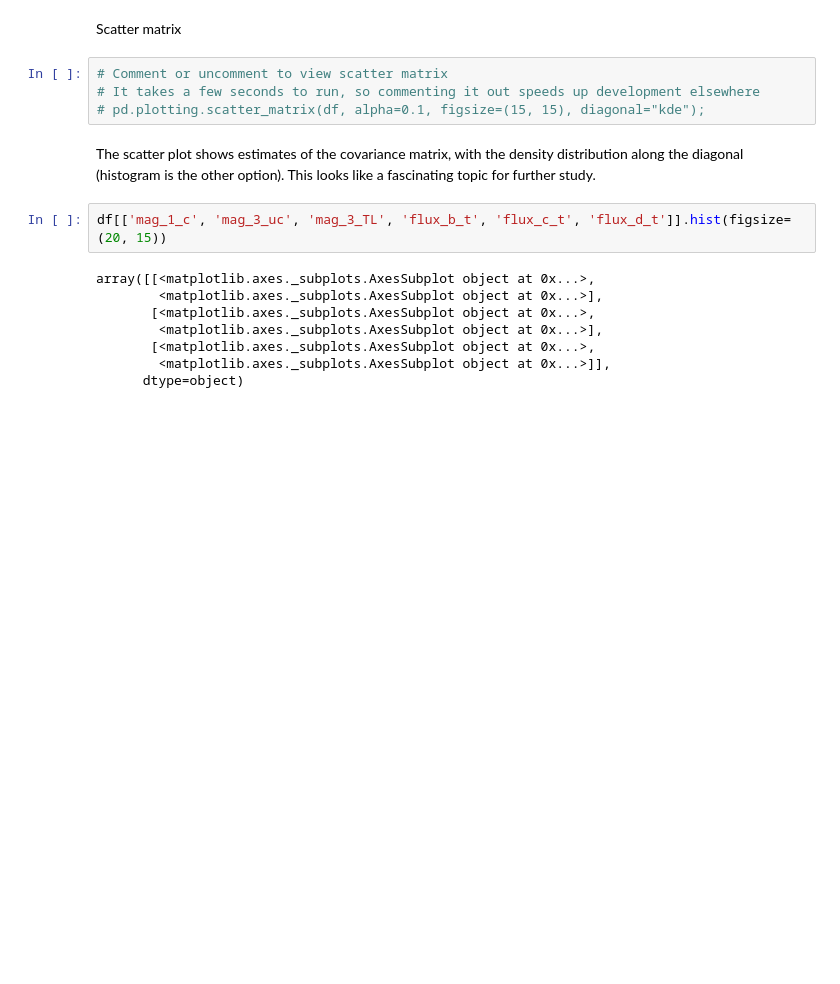
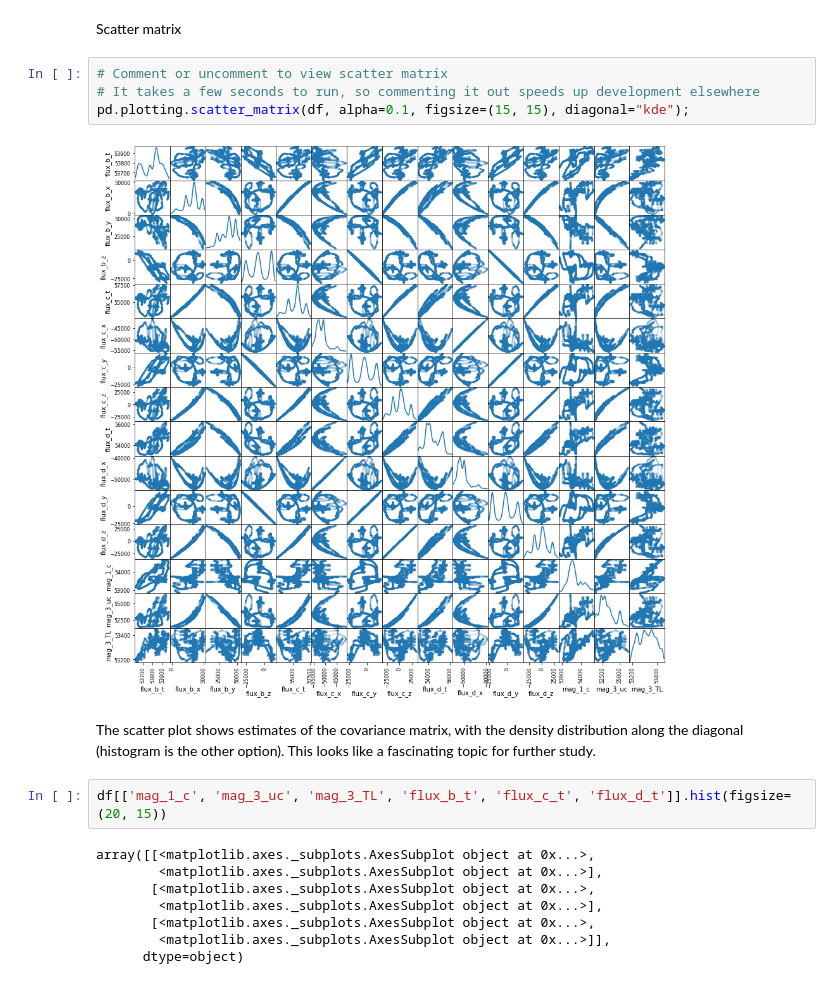
Before and after one commit to MIT-AI-Accelerator/MagNav.jl, a Jupyter notebook: notebooks/3 - End-to-End Machine Learning Project.ipynb, the cells around one changed output. Cells and saved outputs as stored; diff of their text form; blank space fills up the shorter version.

```diff
--- a/notebooks/3 - End-to-End Machine Learning Project.ipynb
+++ b/notebooks/3 - End-to-End Machine Learning Project.ipynb
@@ -218,7 +216,9 @@ Scatter matrix
 # %%
 # Comment or uncomment to view scatter matrix
 # It takes a few seconds to run, so commenting it out speeds up development elsewhere
-# pd.plotting.scatter_matrix(df, alpha=0.1, figsize=(15, 15), diagonal="kde");
+pd.plotting.scatter_matrix(df, alpha=0.1, figsize=(15, 15), diagonal="kde");
+# %% [output]
+[figure, added]
 # %% [markdown]
 The scatter plot shows estimates of the covariance matrix, with the density distribution along the diagonal (histogram is the other option). This looks like a fascinating topic for further study.
 # %%
```
Also changed, not shown: parts of 5 cells of this notebook.
